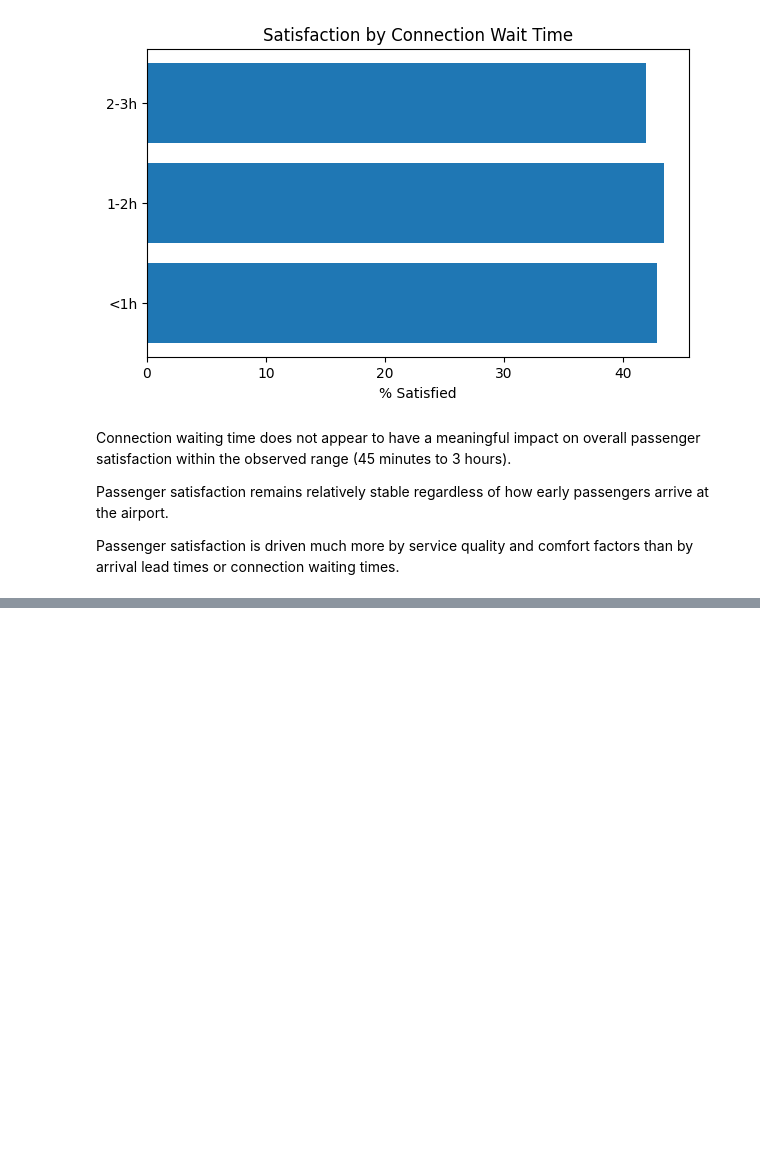
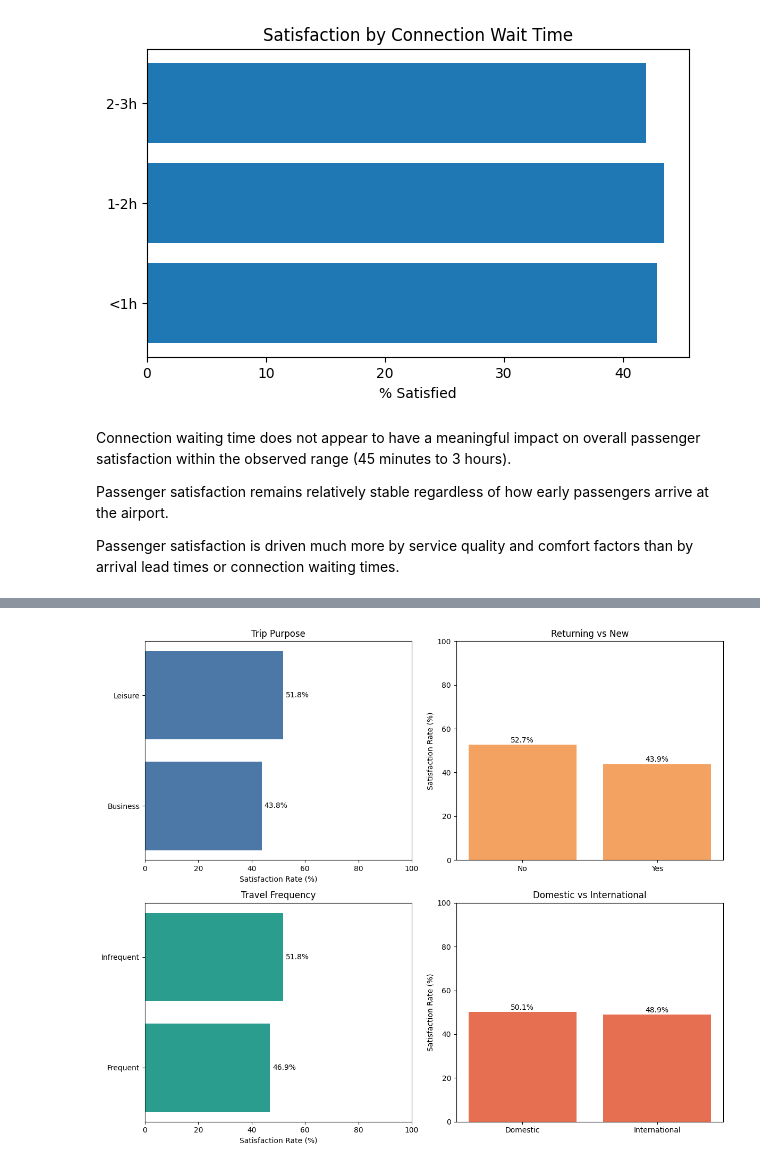
Before and after one commit to beldjilalibouchraa/Passenger-Satisfaction-Analytics-Project, a Jupyter notebook: Passengers analysis jupyter project.ipynb, the cells around one changed output, grey strips where cells are left out. Cells and saved outputs as stored; diff of their text form; code cells hidden in the pictures; blank space fills up the shorter version.

```diff
--- a/Passengers analysis jupyter project.ipynb
+++ b/Passengers analysis jupyter project.ipynb
@@ -537,0 +612,2 @@ Passenger satisfaction is driven much more by service quality and comfort factor
+# %%
+df = pd.read_csv(r"C:\Users\HP\Downloads\passenger_survey_balanced.csv")
@@ -537,0 +633,15 @@ Passenger satisfaction is driven much more by service quality and comfort factor
+# %%
+df['travel_frequency'] = df['trips_num'].apply(
+    lambda x: 'Frequent' if x >= 4 else 'Infrequent'
+)
+
+freq_comp = (
+    df.groupby('travel_frequency')
+      .agg(
+          satisfaction_rate=('liked', lambda x: round(x.mean() * 100, 2)),
+          passengers=('liked', 'count')
+      )
+      .reset_index()
+)
+
+freq_comp
@@ -537,0 +670,64 @@ Passenger satisfaction is driven much more by service quality and comfort factor
+# %%
+fig, axes = plt.subplots(2, 2, figsize=(12, 10))
+
+data = trip_purpose_comp.sort_values('satisfaction_rate')
+
+axes[0, 0].barh(
+    data['trip_purpose'],
+    data['satisfaction_rate'],
+    color='#4C78A8'
+)
+axes[0, 0].set_title('Trip Purpose')
+axes[0, 0].set_xlabel('Satisfaction Rate (%)')
+axes[0, 0].set_xlim(0, 100)
+
+for i, v in enumerate(data['satisfaction_rate']):
+    axes[0, 0].text(v + 1, i, f"{v:.1f}%", va='center')
+
+
+axes[0, 1].bar(
+    returning_vs_new['used_airport_before_last_12_months'],
+    returning_vs_new['satisfaction_rate'],
+    color='#F4A261'
+)
+axes[0, 1].set_title('Returning vs New')
+axes[0, 1].set_ylabel('Satisfaction Rate (%)')
+axes[0, 1].set_ylim(0, 100)
+
+for i, v in enumerate(returning_vs_new['satisfaction_rate']):
+    axes[0, 1].text(i, v + 1, f"{v:.1f}%", ha='center')
+
+
+freq_sorted = freq_comp.sort_values('satisfaction_rate')
+
+axes[1, 0].barh(
+    freq_sorted['travel_frequency'],
+    freq_sorted['satisfaction_rate'],
+    color='#2A9D8F'
+)
+axes[1, 0].set_title('Travel Frequency')
+axes[1, 0].set_xlabel('Satisfaction Rate (%)')
+axes[1, 0].set_xlim(0, 100)
+
+for i, v in enumerate(freq_sorted['satisfaction_rate']):
+    axes[1, 0].text(v + 1, i, f"{v:.1f}%", va='center')
+
+
+axes[1, 1].bar(
+    dom_int_comp['flight_type'],
+    dom_int_comp['satisfaction_rate'],
+    color='#E76F51'
+)
+axes[1, 1].set_title('Domestic vs International')
+axes[1, 1].set_ylabel('Satisfaction Rate (%)')
+axes[1, 1].set_ylim(0, 100)
+
+for i, v in enumerate(dom_int_comp['satisfaction_rate']):
+    axes[1, 1].text(i, v + 1, f"{v:.1f}%", ha='center')
+
+
+
+plt.tight_layout()
+plt.show()
+# %% [output]
+[figure, added]
```
Also changed, not shown: parts of 22 cells of this notebook.
